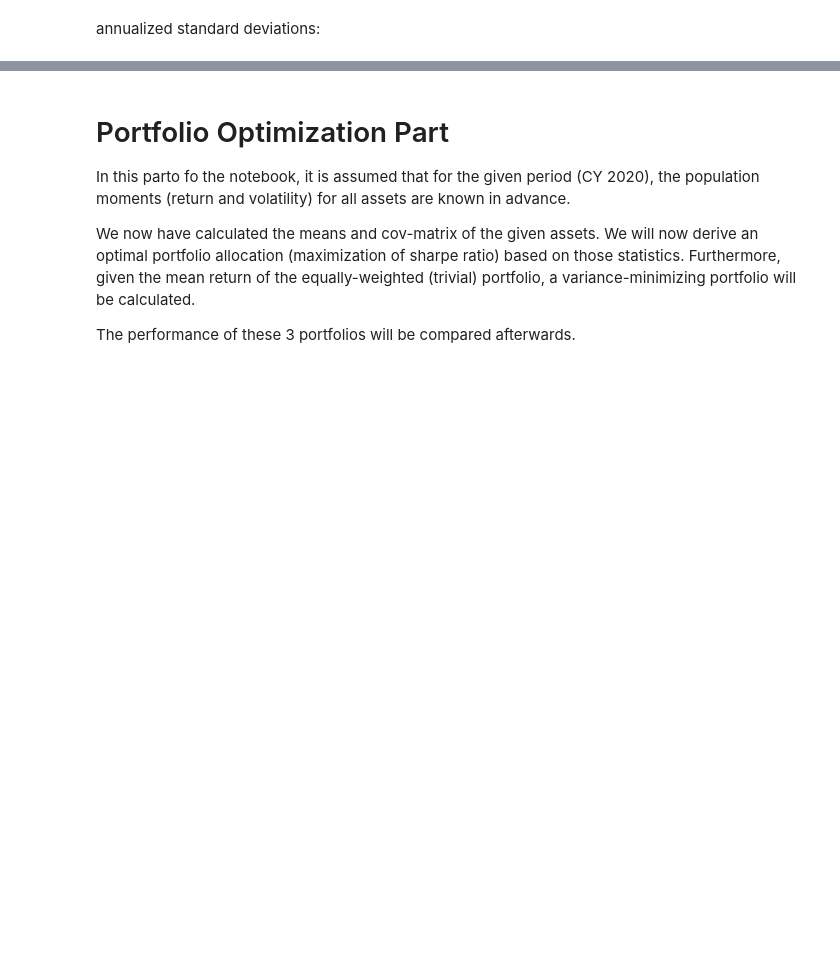
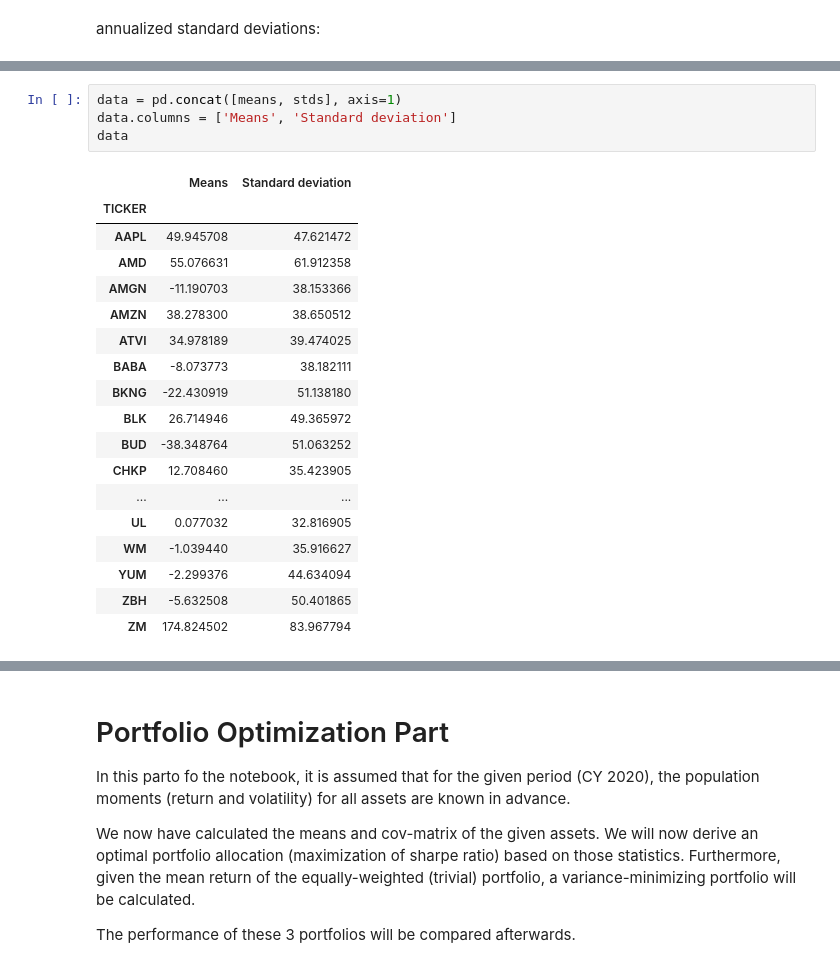
Before and after one commit to lukaskoerber/Portfolio-Optimization, a Jupyter notebook: markowitz_portfolio_optimization.ipynb, the cells around one changed output, grey strips where cells are left out. Saved outputs shown, nothing was run; the diff lists cells and outputs as text; blank space fills up the shorter version.

```diff
--- a/markowitz_portfolio_optimization.ipynb
+++ b/markowitz_portfolio_optimization.ipynb
@@ -234,0 +241,23 @@ dtype: float64
+# %%
+data = pd.concat([means, stds], axis=1)
+data.columns = ['Means', 'Standard deviation']
+data
+# %% [output]
+|  | Means | Standard deviation |
+| TICKER |  |  |
+| AAPL | 49.945708 | 47.621472 |
+| AMD | 55.076631 | 61.912358 |
+| AMGN | -11.190703 | 38.153366 |
+| AMZN | 38.278300 | 38.650512 |
+| ATVI | 34.978189 | 39.474025 |
+| BABA | -8.073773 | 38.182111 |
+| BKNG | -22.430919 | 51.138180 |
+| BLK | 26.714946 | 49.365972 |
+| BUD | -38.348764 | 51.063252 |
+| CHKP | 12.708460 | 35.423905 |
+| ... | ... | ... |
+| UL | 0.077032 | 32.816905 |
+| WM | -1.039440 | 35.916627 |
+| YUM | -2.299376 | 44.634094 |
+| ZBH | -5.632508 | 50.401865 |
+| ZM | 174.824502 | 83.967794 |
```
Also changed, not shown: parts of 6 cells of this notebook.
